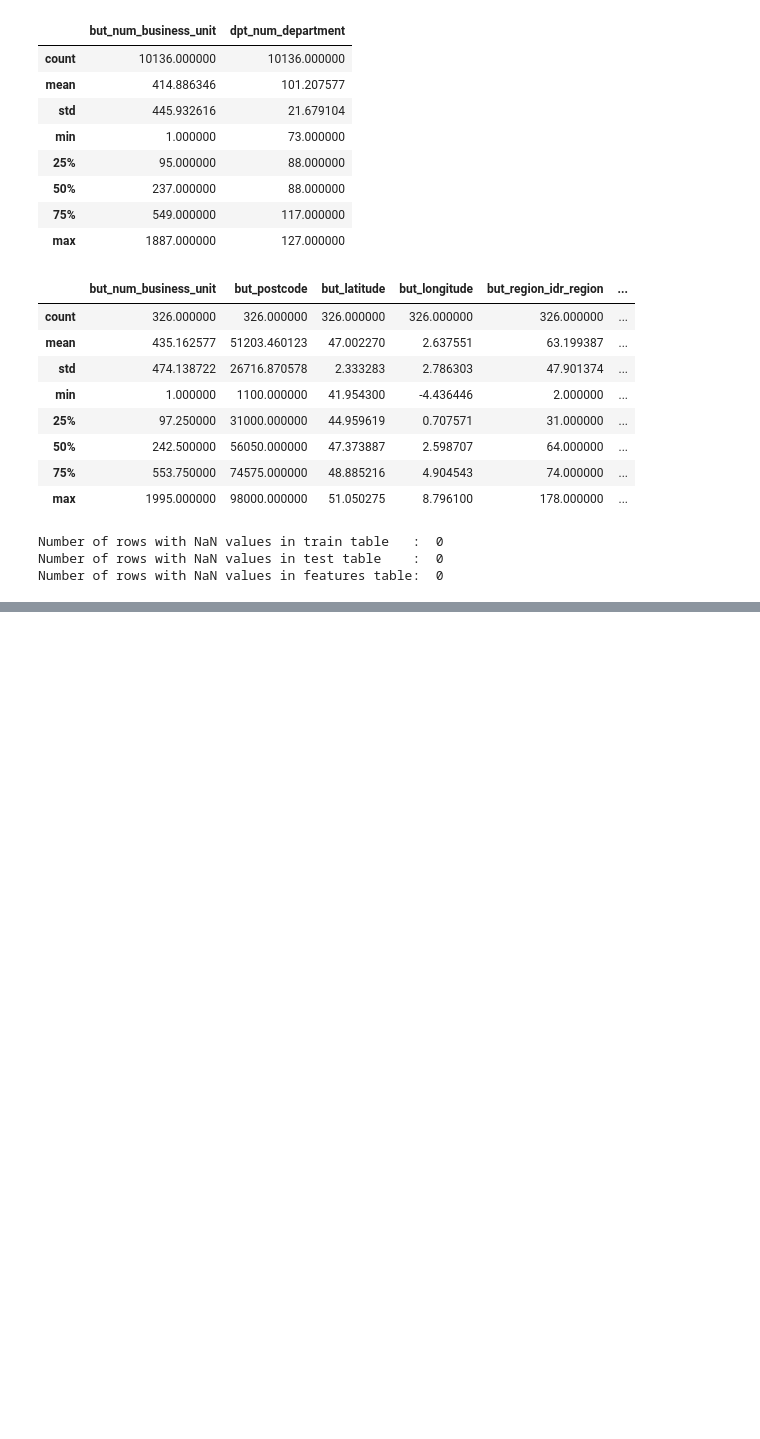
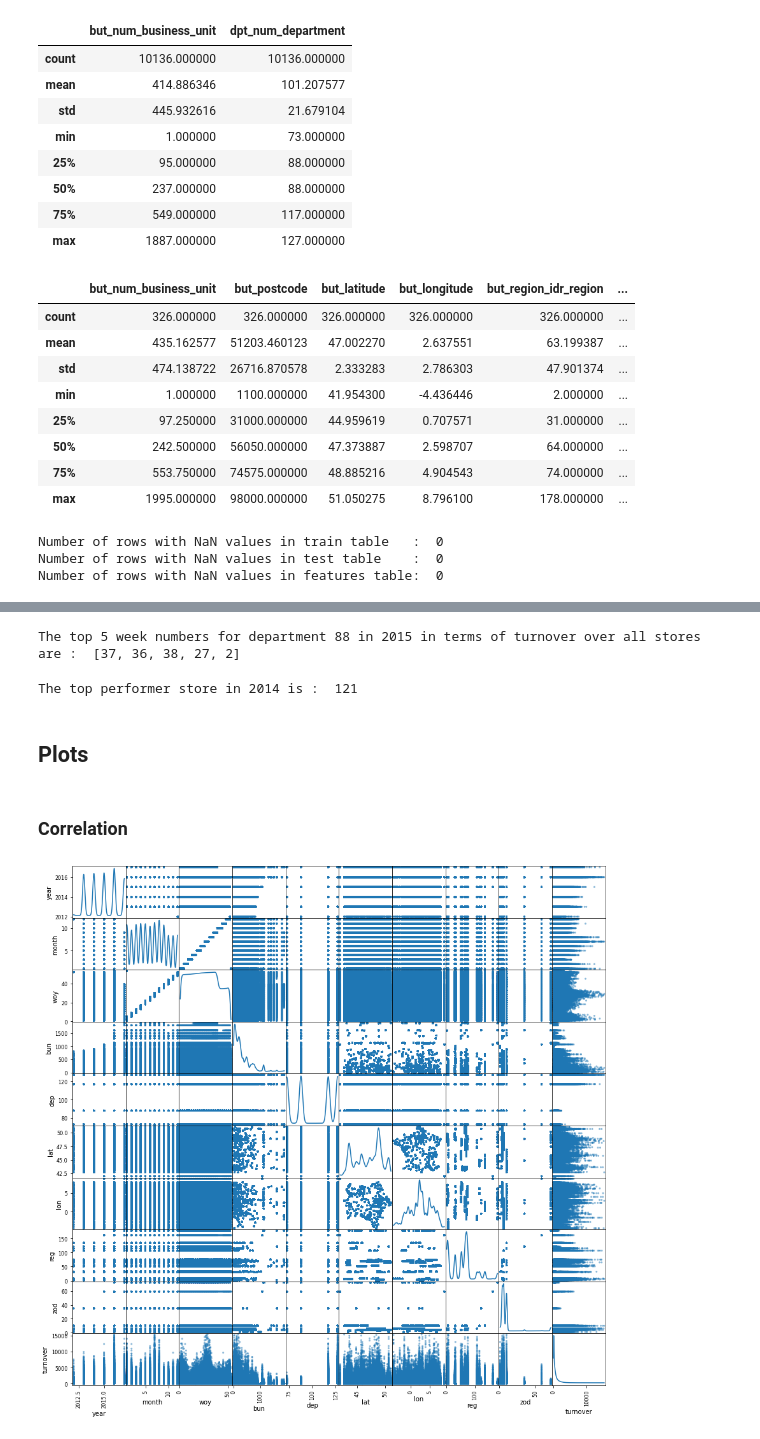
Before and after one commit to YKritet/Decathlon_ML_test, a Jupyter notebook: notebook.ipynb, the cells around one changed output, grey strips where cells are left out. Cells and saved outputs as stored; diff of their text form; code cells hidden in the pictures; blank space fills up the shorter version.

Commit message:
data processing and answer preliminary questions

```diff
--- a/notebook.ipynb
+++ b/notebook.ipynb
@@ -212,0 +149,13 @@ for row in range(nrow):
+# %%
+df_train = process_date_col(df_train).rename(columns = columns_mapping, inplace = False)
+df_test = process_date_col(df_test).rename(columns = columns_mapping, inplace = False)
+df_feat = df_feat.rename(columns = columns_mapping, inplace = False)
+# %%
+df_train = df_train.merge(df_feat, on='bun', how='left').sort_values(by=['year', 'month', 'bun', 'dep']).reset_index()
+df_test  = df_test.merge(df_feat, on='bun', how='left').sort_values(by=['year', 'month', 'bun', 'dep']).reset_index()
+# %%
+features = ['year', 'month', 'woy', 'bun', 'dep', 'lat', 'lon', 'reg', 'zod']
+target = ['turnover']
+# %%
+df_train = df_train[features + target]
+df_test = df_test[features]
@@ -212,0 +172,4 @@ for row in range(nrow):
+# %%
+print("The top 5 week numbers for department 88 in 2015 in terms of turnover over all stores are : ", list(result.index))
+# %% [output]
+The top 5 week numbers for department 88 in 2015 in terms of turnover over all stores are :  [37, 36, 38, 27, 2]
@@ -212,0 +178,12 @@ for row in range(nrow):
+# %%
+print("The top performer store in 2014 is : ", list(result.index)[0])
+# %% [output]
+The top performer store in 2014 is :  121
+# %% [markdown]
+## Plots
+# %% [markdown]
+### Correlation
+# %%
+_ = pd.plotting.scatter_matrix(df_train, figsize=(15,15), diagonal='kde')
+# %% [output]
+[figure, added]
```
Also changed, not shown: parts of 65 cells of this notebook.
